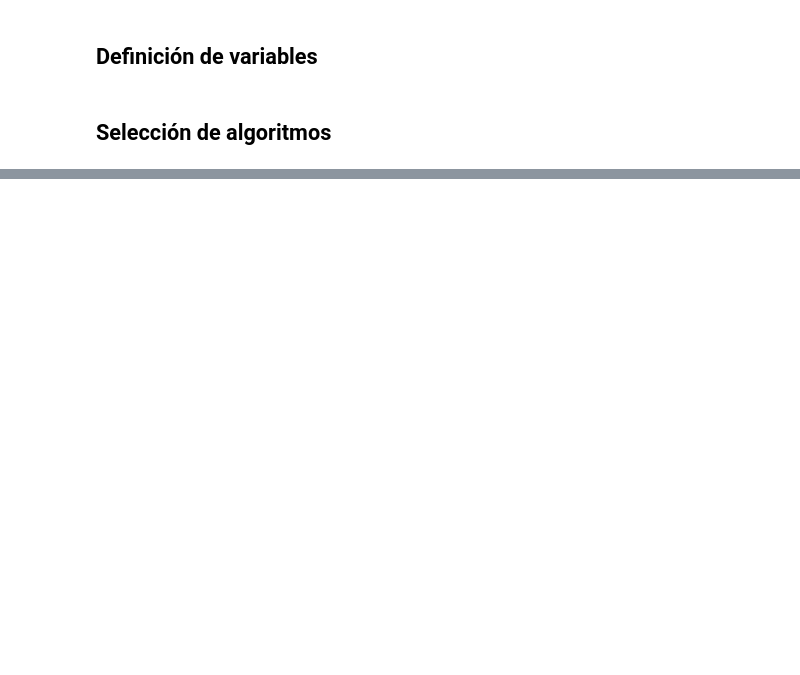
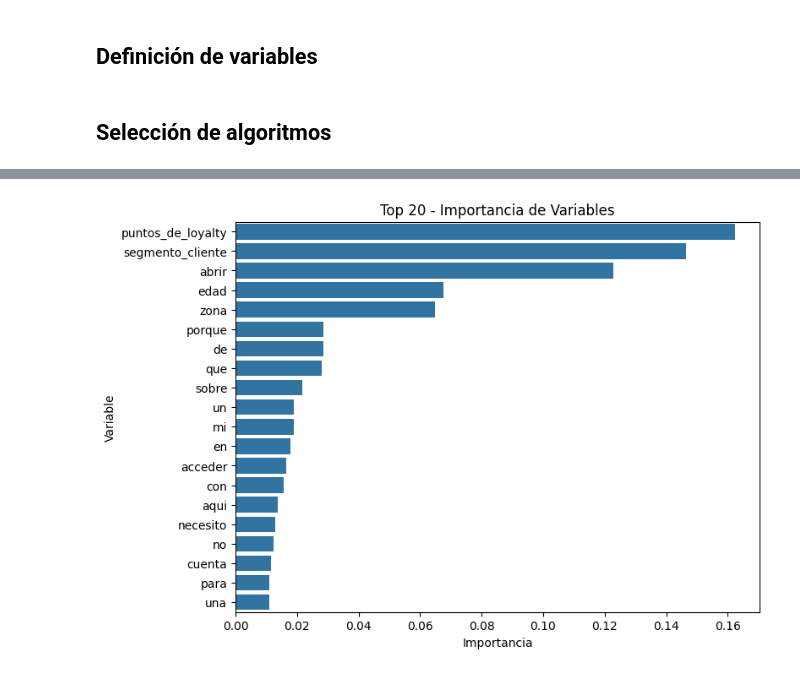
Before and after one commit to maxiuboldi/challenge_ds_place, a Jupyter notebook: notebooks/Challenge_data_scientist.ipynb, the cells around one changed output, grey strips where cells are left out. Cells and saved outputs as stored; diff of their text form; code cells hidden in the pictures; blank space fills up the shorter version.

```diff
--- a/notebooks/Challenge_data_scientist.ipynb
+++ b/notebooks/Challenge_data_scientist.ipynb
@@ -473,3 +618,11 @@ TRAIN_DATES = [
 ]
 N_JOBS = max(os.cpu_count() - 1, 1)
 SEED = 8888
+categorical_to_encode = [
+    "segmento_cliente",
+    "zona"
+]
+numerical_to_encode = [
+    "edad",
+    "puntos_de_loyalty"
+]
@@ -475,0 +964,21 @@ SEED = 8888
+# %%
+train_date = [train_dataset["periodo"].unique()[-1]]
+
+train_data = train_dataset.copy()
+train_data = train_data[train_data["periodo"].isin(train_date)]
+train_data = train_data.drop(columns=["periodo"])
+train_data = train_data.set_index("cliente_id")
+train_target = train_data["target"].copy()
+train_data = train_data.drop(columns=["target"]).copy()
+
+test_data = test_dataset.copy()
+test_data = test_data.drop(columns=["periodo"])
+test_data = test_data.set_index("cliente_id")
+test_target = test_data["target"].copy()
+test_data = test_data.drop(columns=["target"]).copy()
+# %%
+pipeline.fit(
+    train_data,
+    train_target
+)
+scores = pipeline.predict_proba(test_data)[:, -1]
@@ -475,0 +1023,15 @@ SEED = 8888
+# %%
+feature_names = []
+tfidf_names = pipeline["features"]["tfidf"].get_feature_names_out()
+feature_names.extend(tfidf_names)
+other_names = pipeline["features"]["preprocessor"].get_feature_names_out()
+feature_names.extend(other_names)
+# %%
+plot_feature_importance(
+    model=pipeline['model'],
+    top_n=20,
+    figsize=(8, 6),
+    feature_names=feature_names
+)
+# %% [output]
+[figure, added]
```
Also changed, not shown: parts of 47 cells of this notebook, 1 other file.
